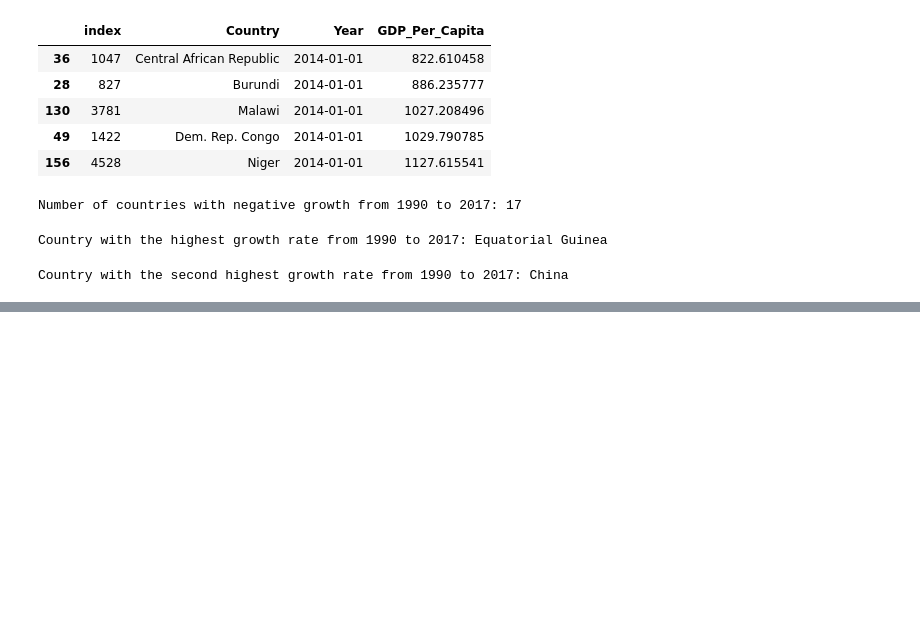
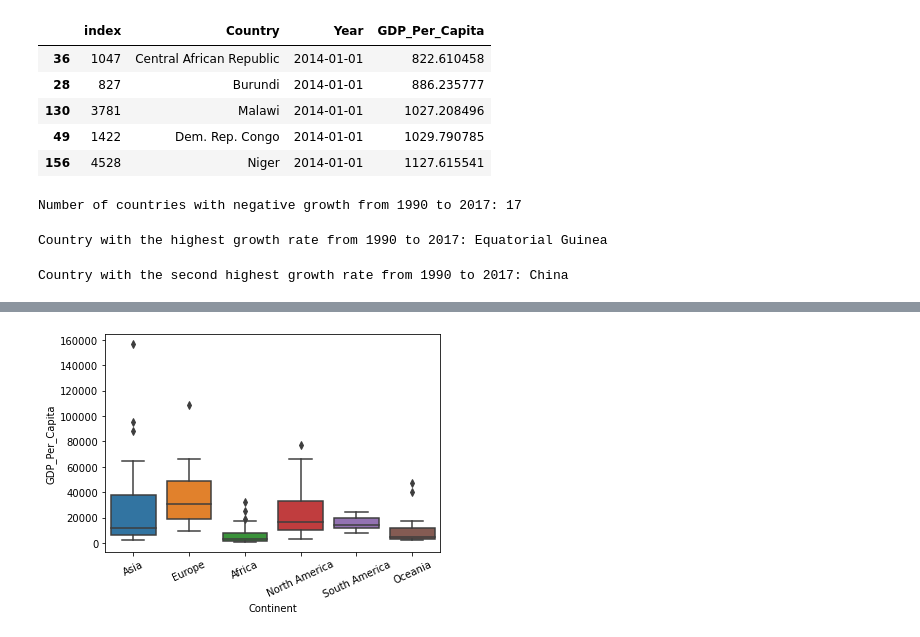
Before and after one commit to nss-data-science-cohort-5/un_exploration-ripplesphere, a Jupyter notebook: notebooks/UN_Data_Exploration.ipynb, the cells around one changed output, grey strips where cells are left out. Drawn from its saved outputs; the diff is of its cells as text; code cells hidden in the pictures; blank space fills up the shorter version.

```diff
--- a/notebooks/UN_Data_Exploration.ipynb
+++ b/notebooks/UN_Data_Exploration.ipynb
@@ -229,0 +243,12 @@ Text(0.5, 1.0, 'First and Second Highest GDP Growth Rate 1990-2017')
+# %%
+# Create a seaborn boxplot showing GDP per capita in 2014 split out by continent.
+ax = sns.boxplot(x="Continent", y="GDP_Per_Capita", data=gdp_df[gdp_df['Year'] == '2014-01-01'])
+plt.xticks(rotation=25)
+print()
+# Asia hos three countries that are high outliers. Europe seems the best off overall with one high outlier.
+# Africa is the poorest continent with even the high outliers being within the norm of other continents.
+# North America is heavily skewed right with median GDP noticably below the mean. South America is the flatest of the
+# distributions with no outlies and all countries being relatively poor. Oceania is the second poorest continent
+# overall with a right skewed population and two high outlying countries, median is well below the mean.
+# %% [output]
+[figure, added]
```
Also changed, not shown: parts of 5 cells of this notebook.
